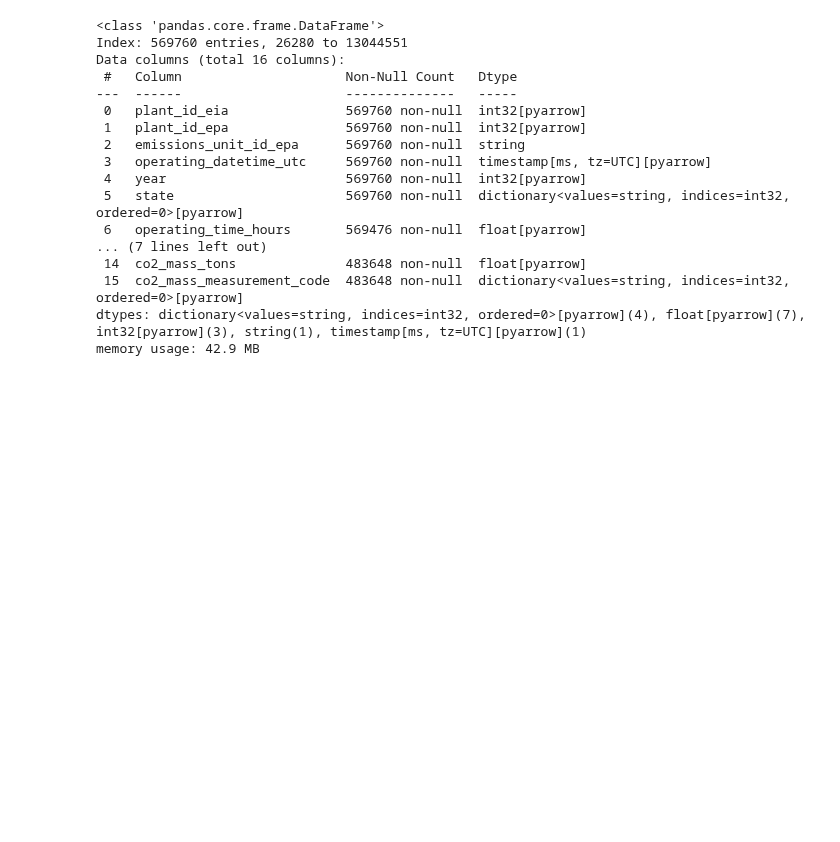
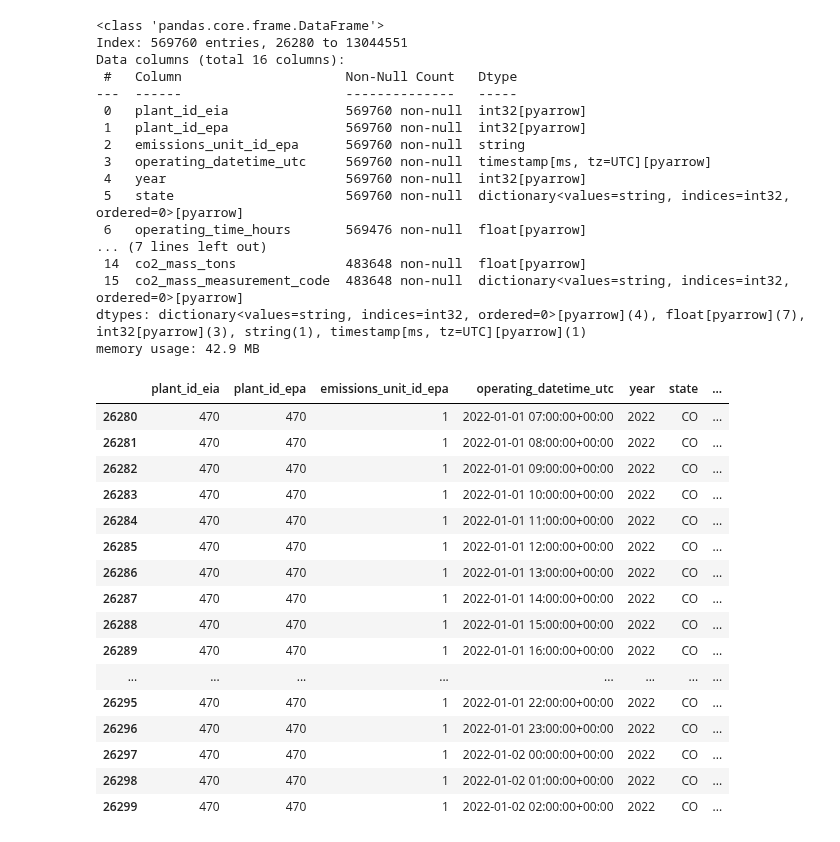
Before and after one commit to catalyst-cooperative/pudl-examples, a Jupyter notebook: notebooks/01-pudl-data-access.ipynb, the cells around one changed output. Drawn from its saved outputs; the diff is of its cells as text; code cells hidden in the pictures; blank space fills up the shorter version.

```diff
--- a/notebooks/01-pudl-data-access.ipynb
+++ b/notebooks/01-pudl-data-access.ipynb
@@ -372,3 +271,23 @@ Data columns (total 16 columns):
  15  co2_mass_measurement_code  483648 non-null  dictionary<values=string, indices=int32, ordered=0>[pyarrow]
 dtypes: dictionary<values=string, indices=int32, ordered=0>[pyarrow](4), float[pyarrow](7), int32[pyarrow](3), string(1), timestamp[ms, tz=UTC][pyarrow](1)
 memory usage: 42.9 MB
+# %%
+comanche_cems.head(20)
+# %% [output]
+|  | plant_id_eia | plant_id_epa | emissions_unit_id_epa | operating_datetime_utc | year | state | ... |
+| 26280 | 470 | 470 | 1 | 2022-01-01 07:00:00+00:00 | 2022 | CO | ... |
+| 26281 | 470 | 470 | 1 | 2022-01-01 08:00:00+00:00 | 2022 | CO | ... |
+| 26282 | 470 | 470 | 1 | 2022-01-01 09:00:00+00:00 | 2022 | CO | ... |
+| 26283 | 470 | 470 | 1 | 2022-01-01 10:00:00+00:00 | 2022 | CO | ... |
+| 26284 | 470 | 470 | 1 | 2022-01-01 11:00:00+00:00 | 2022 | CO | ... |
+| 26285 | 470 | 470 | 1 | 2022-01-01 12:00:00+00:00 | 2022 | CO | ... |
+| 26286 | 470 | 470 | 1 | 2022-01-01 13:00:00+00:00 | 2022 | CO | ... |
+| 26287 | 470 | 470 | 1 | 2022-01-01 14:00:00+00:00 | 2022 | CO | ... |
+| 26288 | 470 | 470 | 1 | 2022-01-01 15:00:00+00:00 | 2022 | CO | ... |
+| 26289 | 470 | 470 | 1 | 2022-01-01 16:00:00+00:00 | 2022 | CO | ... |
+| ... | ... | ... | ... | ... | ... | ... | ... |
+| 26295 | 470 | 470 | 1 | 2022-01-01 22:00:00+00:00 | 2022 | CO | ... |
+| 26296 | 470 | 470 | 1 | 2022-01-01 23:00:00+00:00 | 2022 | CO | ... |
+| 26297 | 470 | 470 | 1 | 2022-01-02 00:00:00+00:00 | 2022 | CO | ... |
+| 26298 | 470 | 470 | 1 | 2022-01-02 01:00:00+00:00 | 2022 | CO | ... |
+| 26299 | 470 | 470 | 1 | 2022-01-02 02:00:00+00:00 | 2022 | CO | ... |
```
Also changed, not shown: parts of 17 cells of this notebook.
